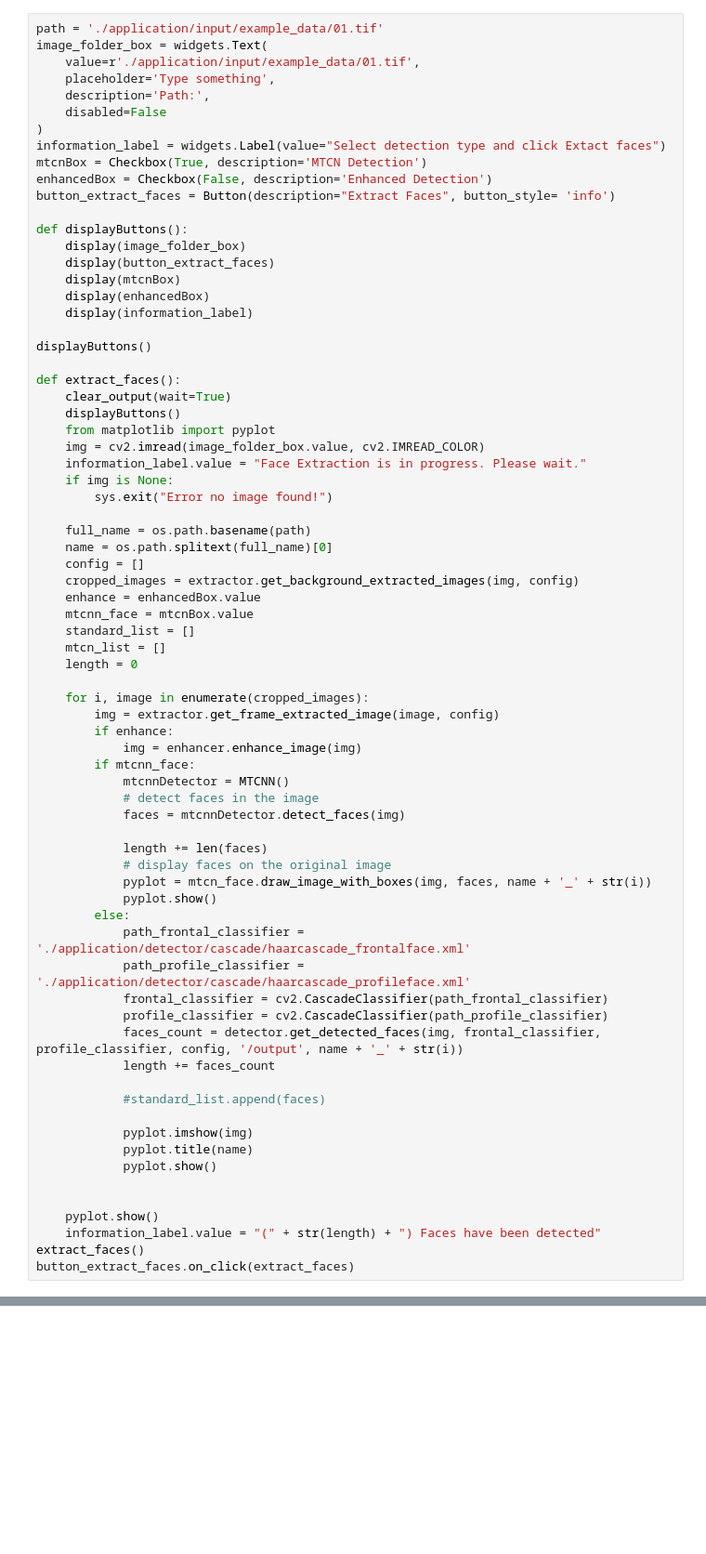
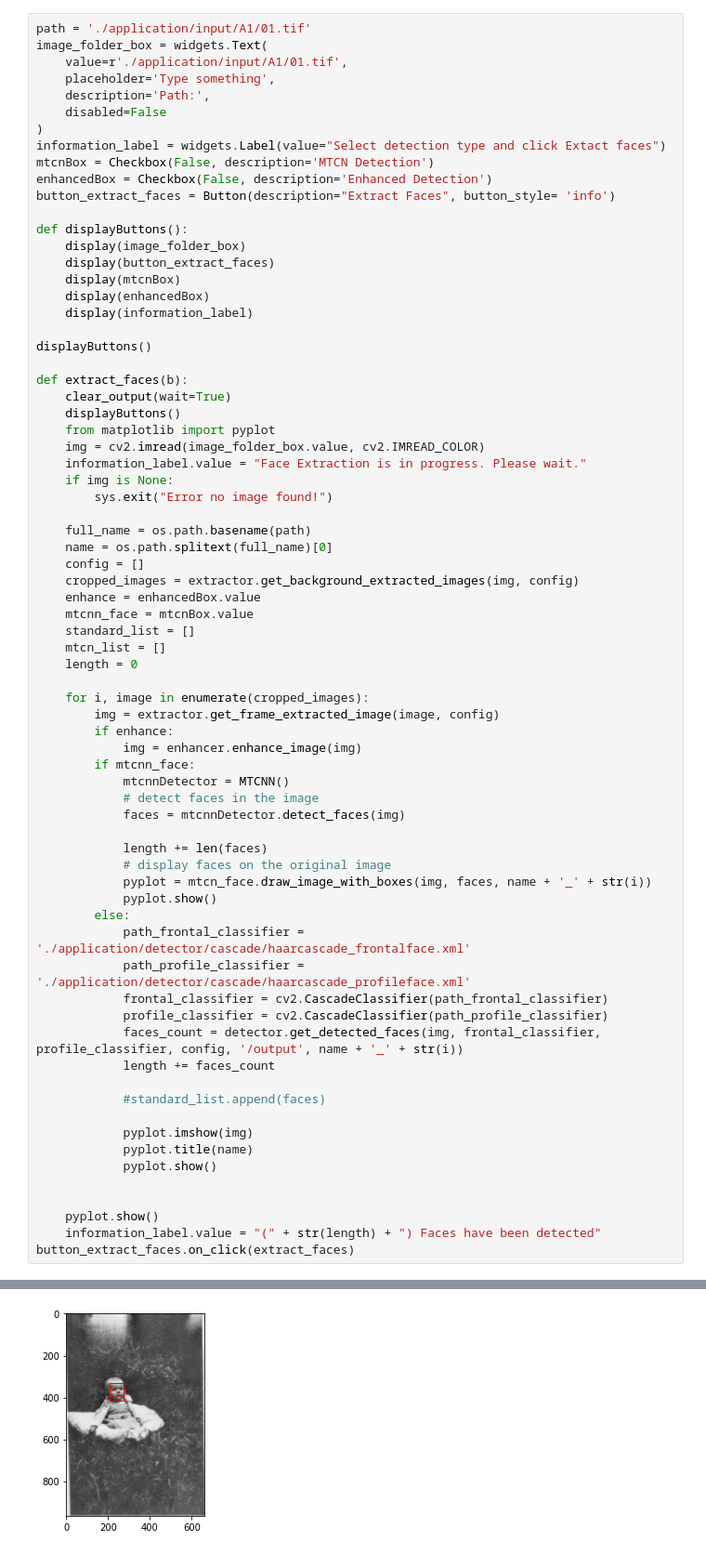
Before and after one commit to youssefMes/FotoAlbumExtractor, a Jupyter notebook: gui.ipynb, the cells around one changed output, grey strips where cells are left out. Shown at 93% size. Cells and saved outputs as stored; diff of their text form; blank space fills up the shorter version.

```diff
--- a/gui.ipynb
+++ b/gui.ipynb
@@ -17,13 +20,13 @@ from IPython.display import clear_output
 # %%
-path = './application/input/example_data/01.tif'
+path = './application/input/A1/01.tif'
 image_folder_box = widgets.Text(
-    value=r'./application/input/example_data/01.tif',
+    value=r'./application/input/A1/01.tif',
     placeholder='Type something',
     description='Path:',
     disabled=False
 )
 information_label = widgets.Label(value="Select detection type and click Extact faces")
-mtcnBox = Checkbox(True, description='MTCN Detection')
+mtcnBox = Checkbox(False, description='MTCN Detection')
 enhancedBox = Checkbox(False, description='Enhanced Detection')
 button_extract_faces = Button(description="Extract Faces", button_style= 'info')
 
@@ -36,7 +39,7 @@ def displayButtons():
 
 displayButtons()
 
-def extract_faces():
+def extract_faces(b):
     clear_output(wait=True)
     displayButtons()
     from matplotlib import pyplot
@@ -85,6 +88,5 @@ def extract_faces():
 
     pyplot.show()
     information_label.value = "(" + str(length) + ") Faces have been detected"
-extract_faces()
 button_extract_faces.on_click(extract_faces)
 # %% [output]
@@ -96,0 +98 @@ NameError: name 'MTCNN' is not defined
+[figure, added]
```
Also changed, not shown: parts of 2 cells of this notebook, 22 other files.
